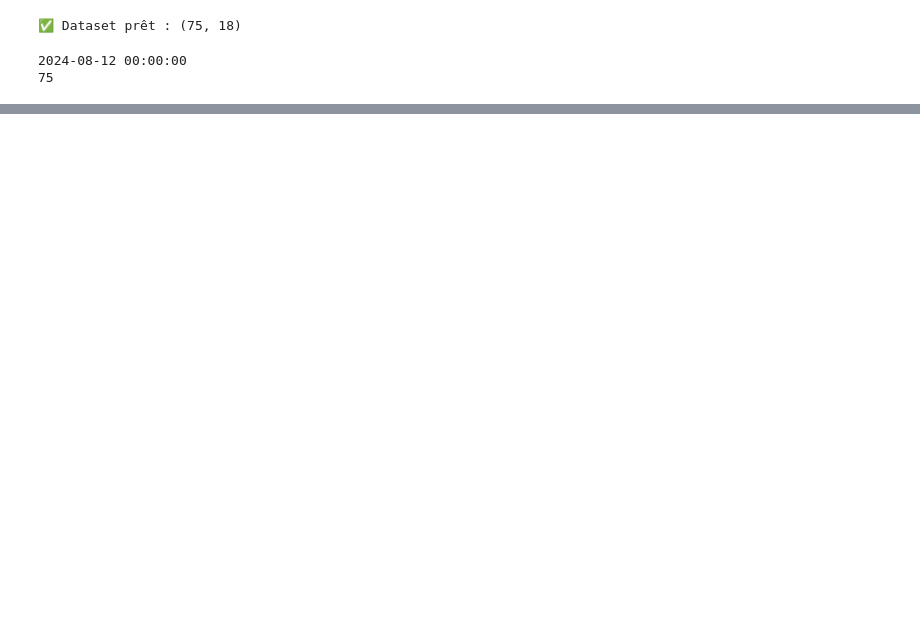
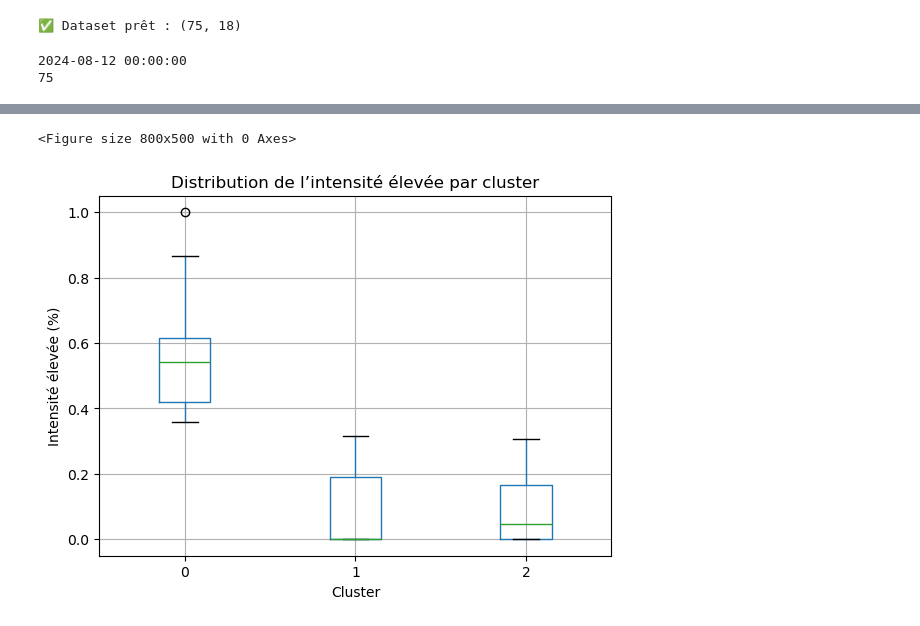
Before and after one commit to albanecoiffe/health-data-coach, a Jupyter notebook: HealthCoachBackend/notebook.ipynb, the cells around one changed output, grey strips where cells are left out. Drawn from its saved outputs; the diff is of its cells as text; code cells hidden in the pictures; blank space fills up the shorter version.

```diff
--- a/HealthCoachBackend/notebook.ipynb
+++ b/HealthCoachBackend/notebook.ipynb
@@ -131,0 +362,12 @@ plt.show()
+# %%
+plt.figure(figsize=(8, 5))
+sessions_filt.boxplot(column="high_intensity_pct", by="cluster", grid=True)
+
+plt.suptitle("")
+plt.title("Distribution de l’intensité élevée par cluster")
+plt.xlabel("Cluster")
+plt.ylabel("Intensité élevée (%)")
+plt.show()
+# %% [output]
+<Figure size 800x500 with 0 Axes>
+[figure, added]
```
Also changed, not shown: parts of 17 cells of this notebook, 6 other files.
